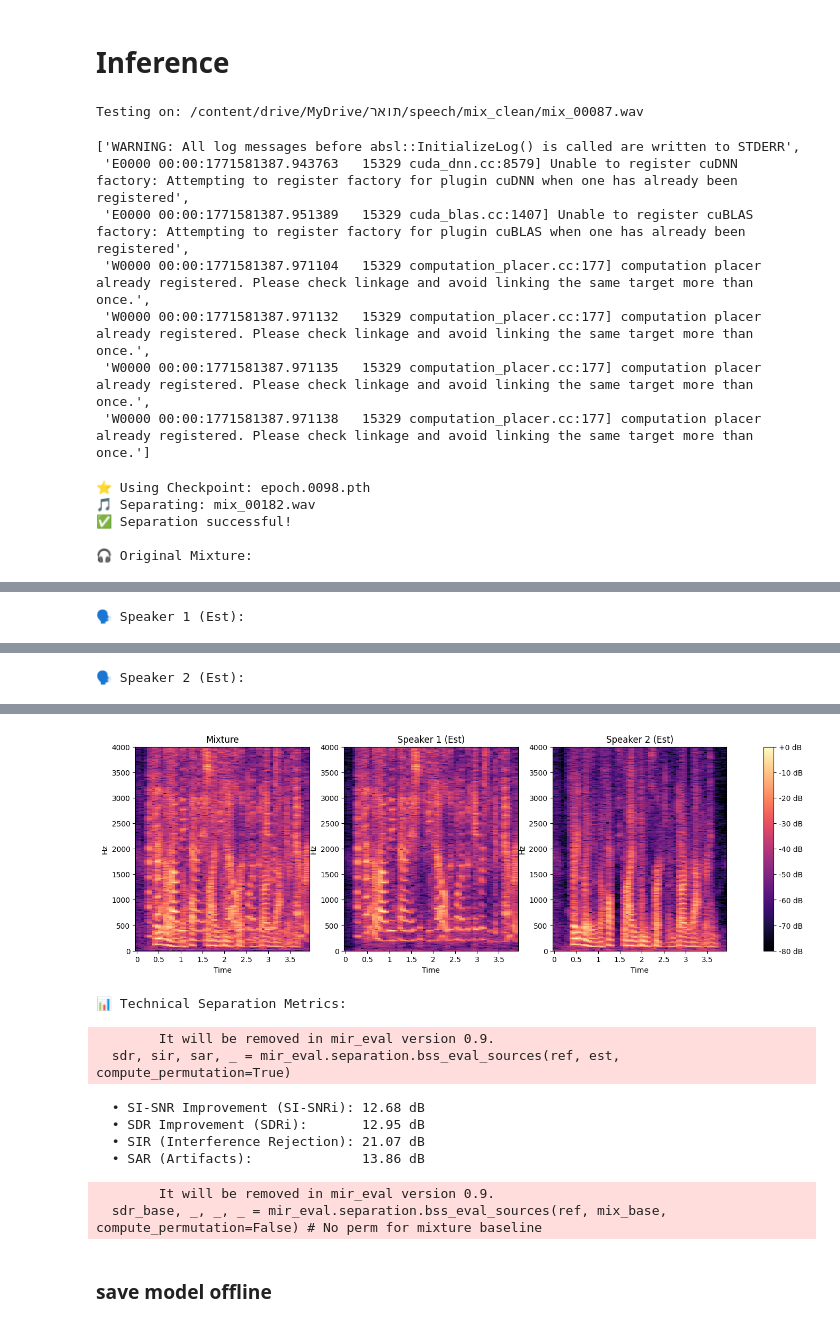
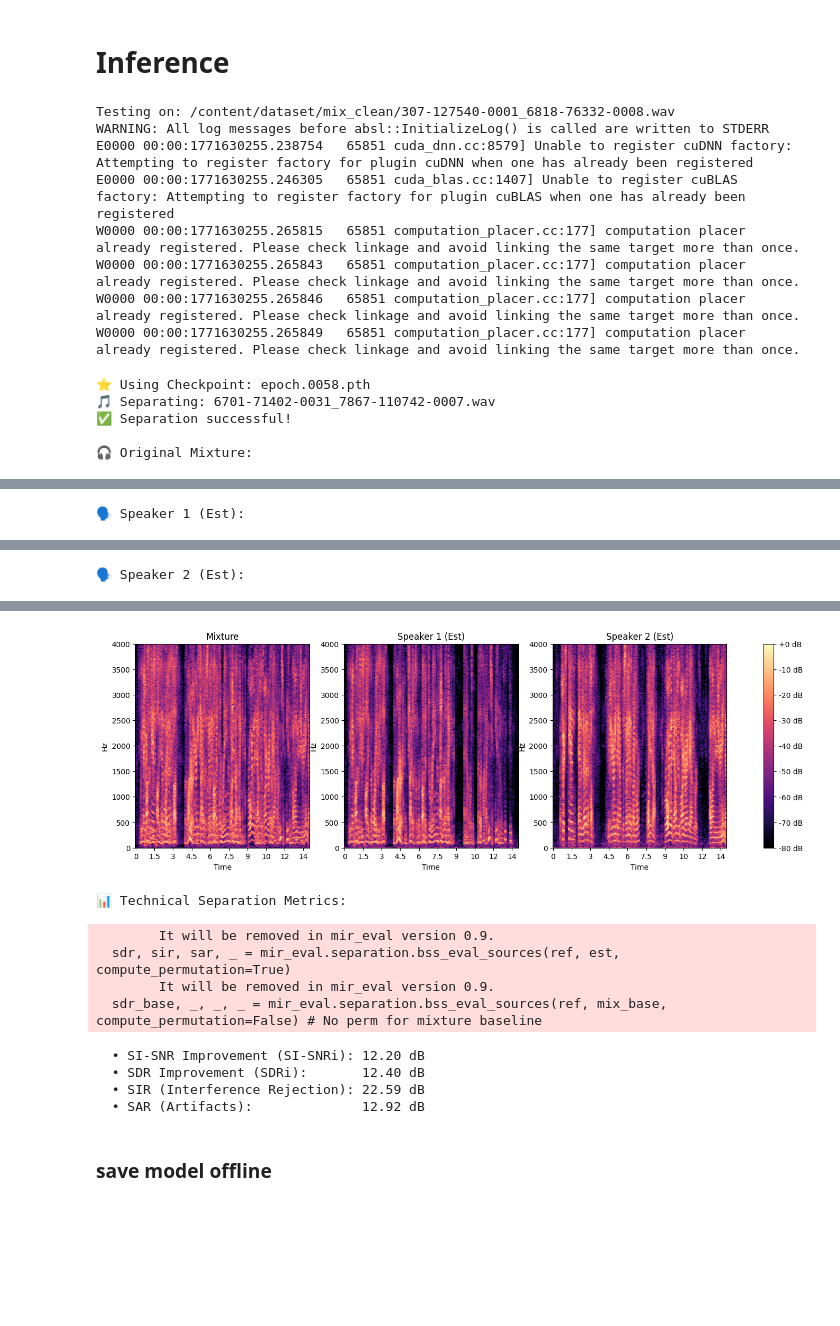
Before and after one commit to Talzaidman/speech, a Jupyter notebook: Untitled2 (1).ipynb, the cells around one changed output, grey strips where cells are left out. Drawn from its saved outputs; the diff is of its cells as text; code cells hidden in the pictures; blank space fills up the shorter version.

```diff
--- a/Untitled2 (1).ipynb
+++ b/Untitled2 (1).ipynb
@@ -457,8 +511,8 @@ Updated 1 path from the index
 import yaml
 
 # --- Manually control these values ---
-num_epochs = 90  # Set your desired number of training epochs here
-batch_size_val = 10 # Set your desired batch size here
+num_epochs = 40  # Set your desired number of training epochs here
+batch_size_val = 10 # Reduced to 1 to prevent CUDA OOM
 # -------------------------------------
 
 config_path = 'models/SepReformer_Base_WSJ0/configs.yaml'
@@ -541,7 +661,8 @@ import os
 import random
 
 # בחירת קובץ אקראי
-mix_dir = '/content/drive/MyDrive/תואר/speech/mix_clean'
+# Correcting path to the locally extracted dataset
+mix_dir = '/content/dataset/mix_clean'
 files = [f for f in os.listdir(mix_dir) if f.endswith('.wav')]
 test_file = random.choice(files)
 test_file_path = os.path.join(mix_dir, test_file)
@@ -555,14 +676,14 @@ print(f"Testing on: {test_file_path}")
   --sample-file "{test_file_path}" \
   --out-wav-dir "results_debug"
 # %% [output]
-Testing on: /content/drive/MyDrive/תואר/speech/mix_clean/mix_00087.wav
+Testing on: /content/dataset/mix_clean/307-127540-0001_6818-76332-0008.wav
+WARNING: All log messages before absl::InitializeLog() is called are written to STDERR
+E0000 00:00:1771630255.238754   65851 cuda_dnn.cc:8579] Unable to register cuDNN factory: Attempting to register factory for plugin cuDNN when one has already been registered
+E0000 00:00:1771630255.246305   65851 cuda_blas.cc:1407] Unable to register cuBLAS factory: Attempting to register factory for plugin cuBLAS when one has already been registered
+W0000 00:00:1771630255.265815   65851 computation_placer.cc:177] computation placer already registered. Please check linkage and avoid linking the same target more than once.
+W0000 00:00:1771630255.265843   65851 computation_placer.cc:177] computation placer already registered. Please check linkage and avoid linking the same target more than once.
+W0000 00:00:1771630255.265846   65851 computation_placer.cc:177] computation placer already registered. Please check linkage and avoid linking the same target more than once.
+W0000 00:00:1771630255.265849   65851 computation_placer.cc:177] computation placer already registered. Please check linkage and avoid linking the same target more than once.
-['WARNING: All log messages before absl::InitializeLog() is called are written to STDERR',
- 'E0000 00:00:1771581387.943763   15329 cuda_dnn.cc:8579] Unable to register cuDNN factory: Attempting to register factory for plugin cuDNN when one has already been registered',
- 'E0000 00:00:1771581387.951389   15329 cuda_blas.cc:1407] Unable to register cuBLAS factory: Attempting to register factory for plugin cuBLAS when one has already been registered',
- 'W0000 00:00:1771581387.971104   15329 computation_placer.cc:177] computation placer already registered. Please check linkage and avoid linking the same target more than once.',
- 'W0000 00:00:1771581387.971132   15329 computation_placer.cc:177] computation placer already registered. Please check linkage and avoid linking the same target more than once.',
- 'W0000 00:00:1771581387.971135   15329 computation_placer.cc:177] computation placer already registered. Please check linkage and avoid linking the same target more than once.',
- 'W0000 00:00:1771581387.971138   15329 computation_placer.cc:177] computation placer already registered. Please check linkage and avoid linking the same target more than once.']
 # %%
 import os
 import glob
@@ -583,7 +704,8 @@ latest_ckpt = checkpoints[-1]
 print(f"⭐ Using Checkpoint: {os.path.basename(latest_ckpt)}")
 
 # 2. Pick a random test file
-mix_dir = '/content/drive/MyDrive/תואר/speech/mix_clean'
+# Changed to local dataset path
+mix_dir = '/content/dataset/mix_clean'
 files = [f for f in os.listdir(mix_dir) if f.endswith('.wav') and '_in' not in f and '_out' not in f]
 test_file = random.choice(files)
 test_file_path = os.path.join(mix_dir, test_file)
@@ -667,45 +789,45 @@ if os.path.exists(path_s1):
             e_noise = estimate - s_target
             return 10 * np.log10(np.sum(s_target ** 2) / np.sum(e_noise ** 2))
 
         # We assume mir_eval resolved permutation for SDR, but we need it for SI-SNR.
         # Simpler approach: Calculate all permutations for SI-SNR and take max.
         sisnr_1 = si_snr(ref[0], est[0]) + si_snr(ref[1], est[1])
         sisnr_2 = si_snr(ref[0], est[1]) + si_snr(ref[1], est[0])
         avg_sisnr = max(sisnr_1, sisnr_2) / 2
 
         # Baseline SI-SNR
         avg_base_sisnr = (si_snr(ref[0], mix_base[0]) + si_snr(ref[1], mix_base[1])) / 2
 
         print(f"  • SI-SNR Improvement (SI-SNRi): {avg_sisnr - avg_base_sisnr:.2f} dB")
         print(f"  • SDR Improvement (SDRi):       {np.mean(sdr - sdr_base):.2f} dB")
         print(f"  • SIR (Interference Rejection): {np.mean(sir):.2f} dB")
         print(f"  • SAR (Artifacts):              {np.mean(sar):.2f} dB")
     else:
         print(f"  ⚠️ Ground truth files not found at {gt_s1_path}. Cannot calculate metrics.")
 
 else:
     print("❌ Output files not found. Check if the model saved to a different location.")
 # %% [output]
-⭐ Using Checkpoint: epoch.0098.pth
-🎵 Separating: mix_00182.wav
+⭐ Using Checkpoint: epoch.0058.pth
+🎵 Separating: 6701-71402-0031_7867-110742-0007.wav
 ✅ Separation successful!
 
 🎧 Original Mixture:
 [interactive output not drawn]
 🗣️ Speaker 1 (Est):
 [interactive output not drawn]
 🗣️ Speaker 2 (Est):
 [interactive output not drawn]
-[figure, old version]
+[figure, new version]
 📊 Technical Separation Metrics:
         It will be removed in mir_eval version 0.9.
   sdr, sir, sar, _ = mir_eval.separation.bss_eval_sources(ref, est, compute_permutation=True)
+        It will be removed in mir_eval version 0.9.
+  sdr_base, _, _, _ = mir_eval.separation.bss_eval_sources(ref, mix_base, compute_permutation=False) # No perm for mixture baseline
-  • SI-SNR Improvement (SI-SNRi): 12.68 dB
-  • SDR Improvement (SDRi):       12.95 dB
-  • SIR (Interference Rejection): 21.07 dB
-  • SAR (Artifacts):              13.86 dB
+  • SI-SNR Improvement (SI-SNRi): 12.20 dB
+  • SDR Improvement (SDRi):       12.40 dB
+  • SIR (Interference Rejection): 22.59 dB
+  • SAR (Artifacts):              12.92 dB
-        It will be removed in mir_eval version 0.9.
-  sdr_base, _, _, _ = mir_eval.separation.bss_eval_sources(ref, mix_base, compute_permutation=False) # No perm for mixture baseline
 # %% [markdown]
 ### **save model offline**
 # %%
```
Also changed, not shown: parts of 9 cells of this notebook.
